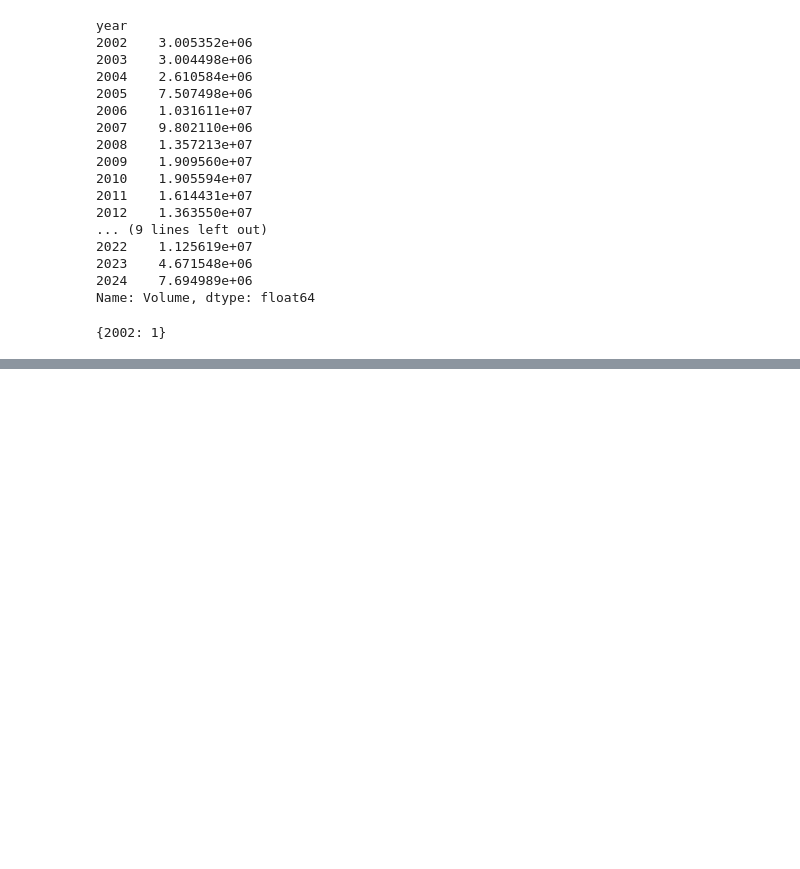
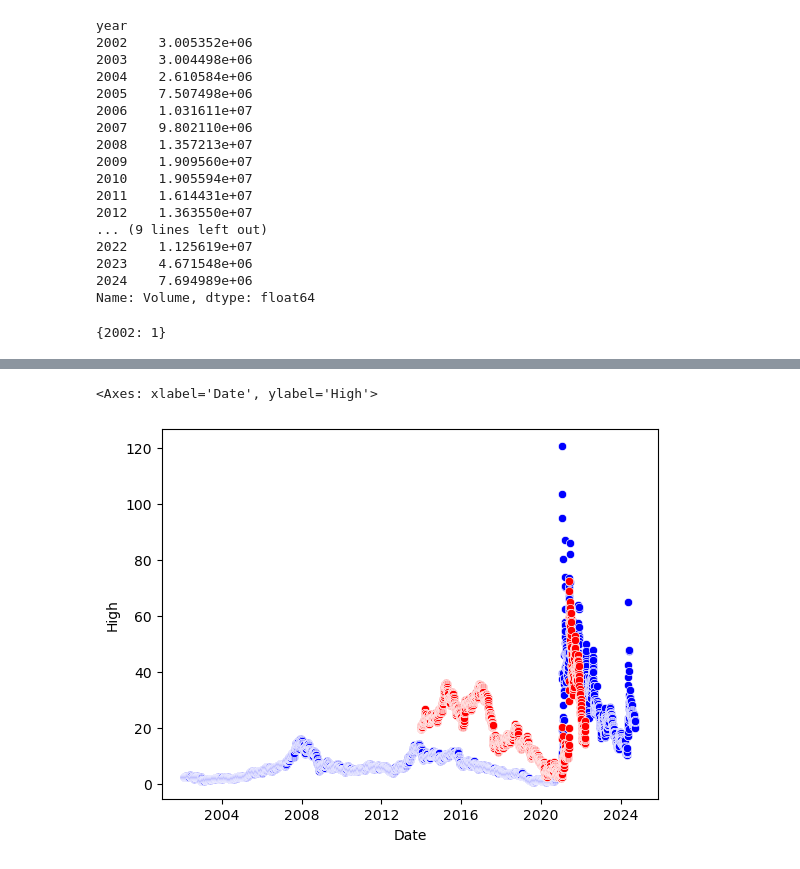
Before and after one commit to whoshilo/AI, a Jupyter notebook: Semester 1/Stocks/2002 was the WORST year of my life.ipynb, the cells around one changed output, grey strips where cells are left out. Drawn from its saved outputs; the diff is of its cells as text; code cells hidden in the pictures; blank space fills up the shorter version.

```diff
--- a/Semester 1/Stocks/2002 was the WORST year of my life.ipynb
+++ b/Semester 1/Stocks/2002 was the WORST year of my life.ipynb
@@ -129,0 +149,2 @@ years
+# %%
+df3 = pd.read_csv('AMC.csv')
@@ -129,0 +160,7 @@ years
+# %%
+df3.drop(["Adj Close"], inplace=True, axis=1)
+# %%
+df3["Date"] = pd.to_datetime(df3["Date"])
+# %%
+result = pd.concat([df1, df2], axis=0, ignore_index=True)
+result
@@ -129,0 +197,6 @@ years
+# %%
+sns.scatterplot(data = result, y = 'High', x='Date', color = 'blue')
+sns.scatterplot(data = df3, y = 'High', x='Date', color = 'red')
+# %% [output]
+<Axes: xlabel='Date', ylabel='High'>
+[figure, added]
```
Also changed, not shown: parts of 16 cells of this notebook, 3 other files.
